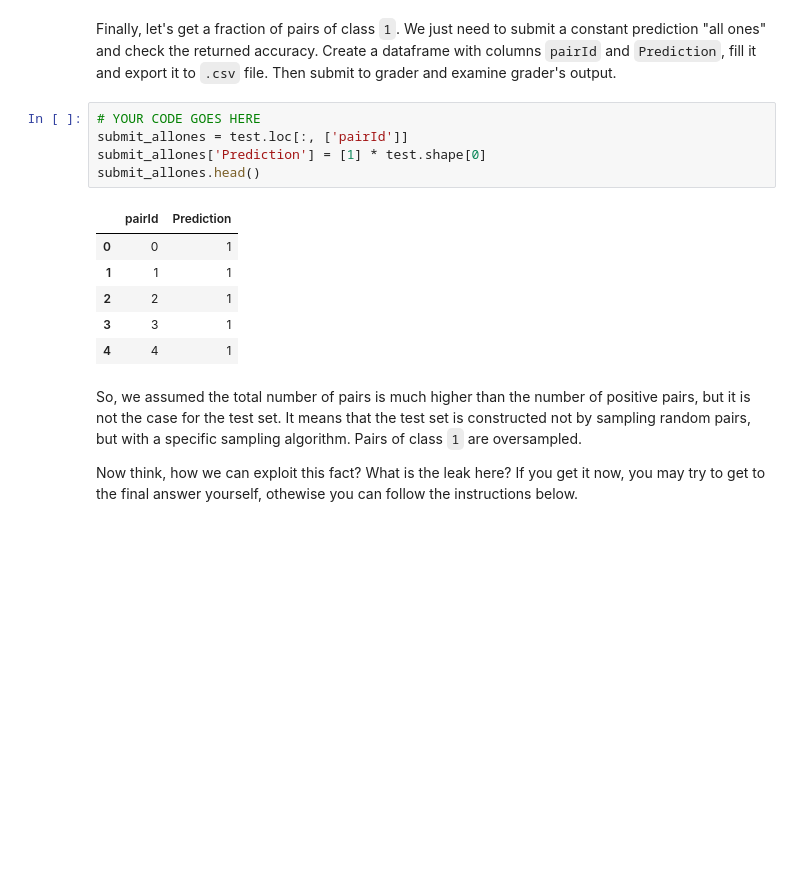
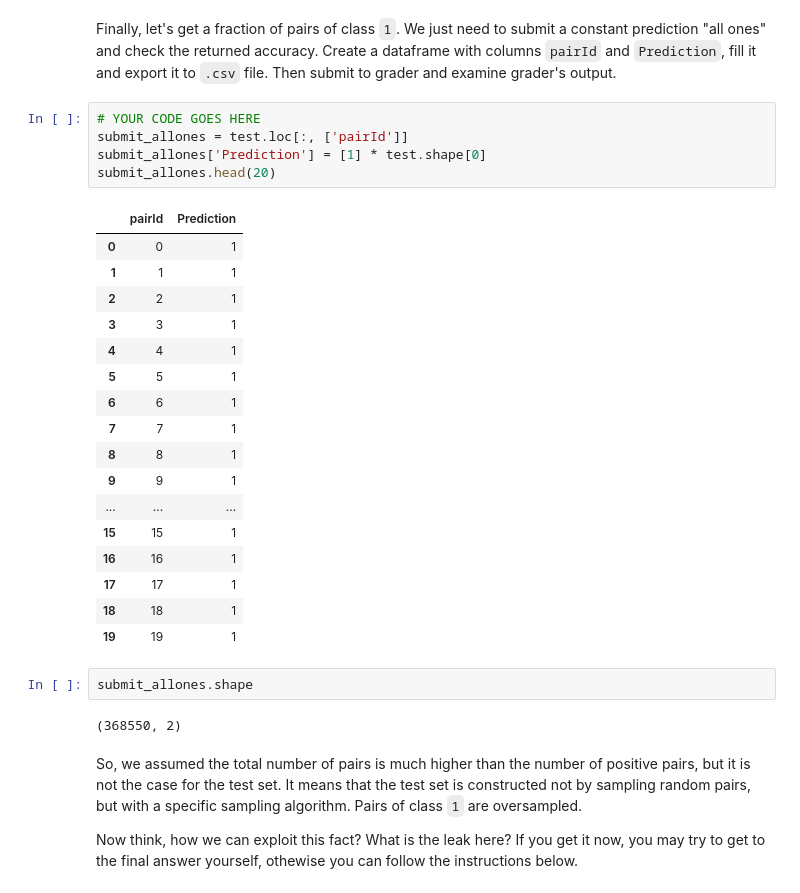
Before and after one commit to msankar/competitivedatascience, a Jupyter notebook: Week2/Data_leakages.ipynb, the cells around one changed output. Drawn from its saved outputs; the diff is of its cells as text; blank space fills up the shorter version.

```diff
--- a/Week2/Data_leakages.ipynb
+++ b/Week2/Data_leakages.ipynb
@@ -89,15 +95,30 @@ Finally, let's get a fraction of pairs of class `1`. We just need to submit a co
 # %%
 # YOUR CODE GOES HERE
 submit_allones = test.loc[:, ['pairId']]
 submit_allones['Prediction'] = [1] * test.shape[0]
-submit_allones.head()
+submit_allones.head(20)
 # %% [output]
 |  | pairId | Prediction |
 | 0 | 0 | 1 |
 | 1 | 1 | 1 |
 | 2 | 2 | 1 |
 | 3 | 3 | 1 |
 | 4 | 4 | 1 |
+| 5 | 5 | 1 |
+| 6 | 6 | 1 |
+| 7 | 7 | 1 |
+| 8 | 8 | 1 |
+| 9 | 9 | 1 |
+| ... | ... | ... |
+| 15 | 15 | 1 |
+| 16 | 16 | 1 |
+| 17 | 17 | 1 |
+| 18 | 18 | 1 |
+| 19 | 19 | 1 |
+# %%
+submit_allones.shape
+# %% [output]
+(368550, 2)
 # %% [markdown]
 So, we assumed the total number of pairs is much higher than the number of positive pairs, but it is not the case for the test set. It means that the test set is constructed not by sampling random pairs, but with a specific sampling algorithm. Pairs of class `1` are oversampled.
 
```
Also changed, not shown: parts of 5 cells of this notebook, 15 other files.
